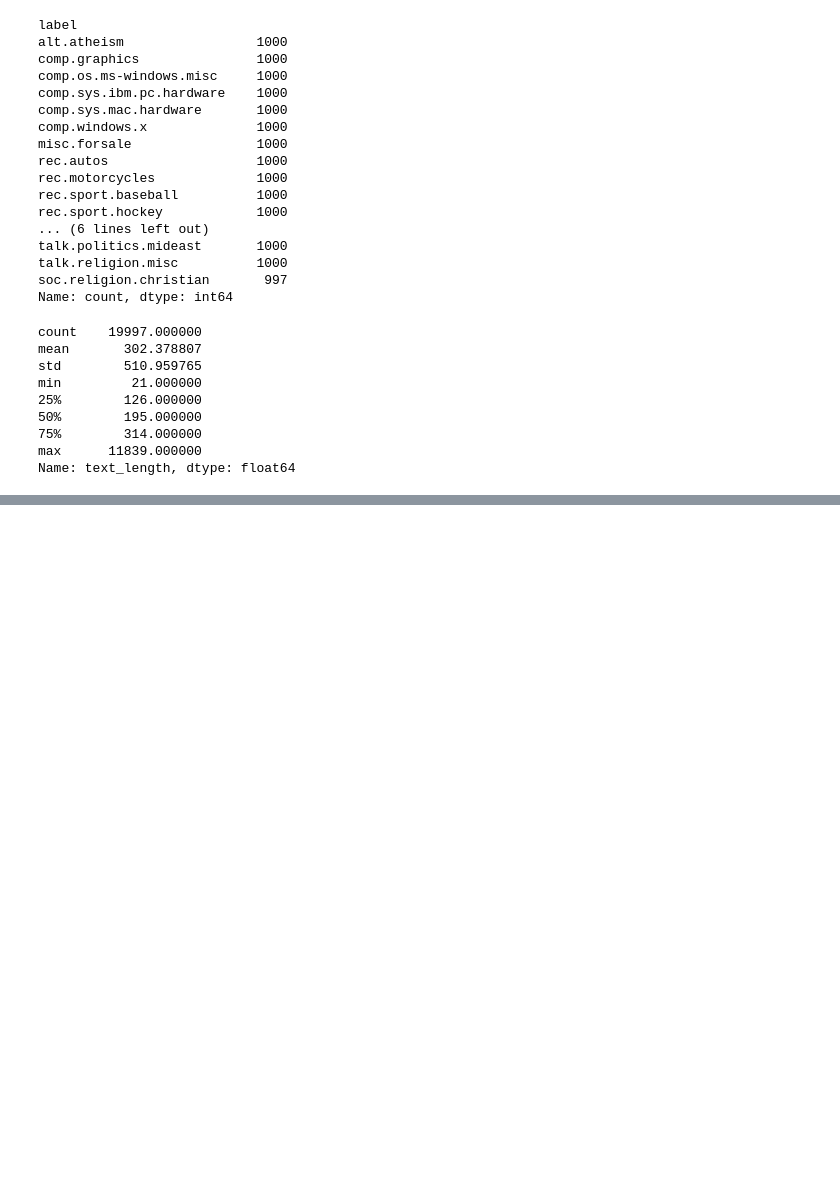
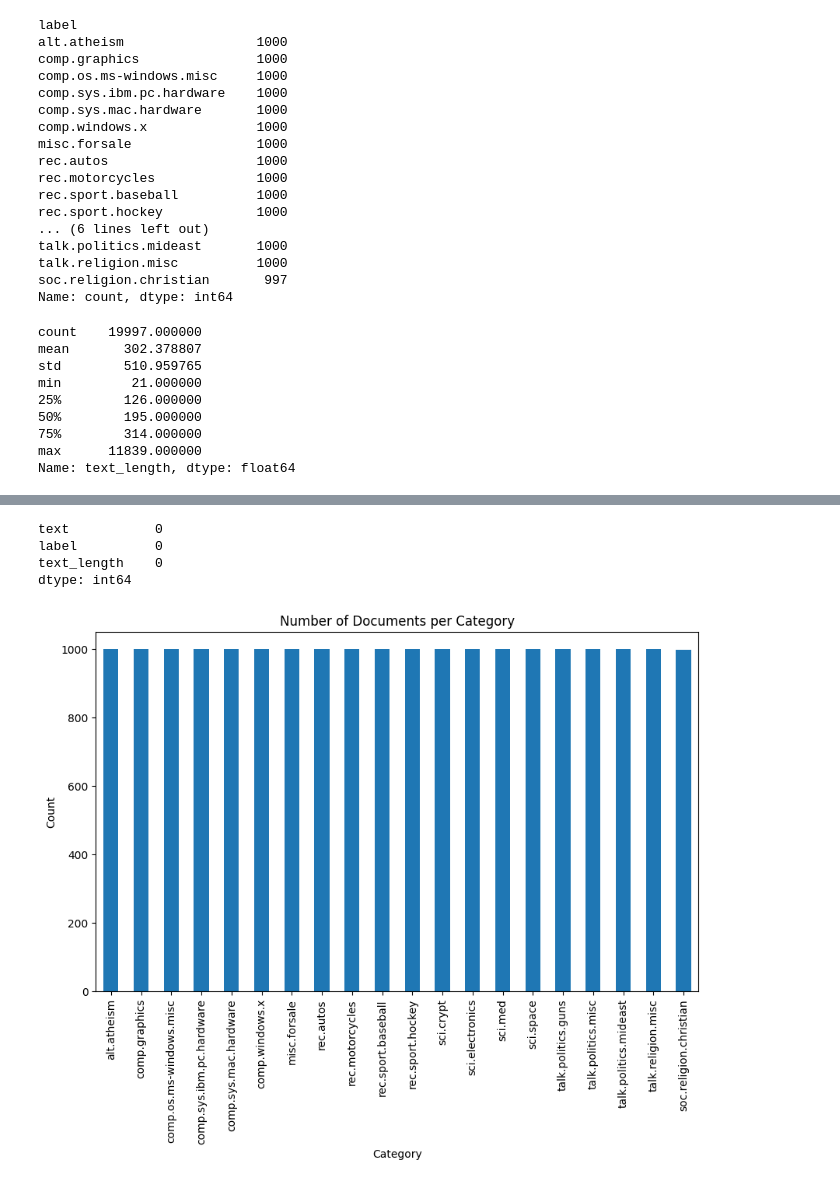
Before and after one commit to jien0404/20_NewsGroups_Project2, a Jupyter notebook: notebooks/1_EDA.ipynb, the cells around one changed output, grey strips where cells are left out. Cells and saved outputs as stored; diff of their text form; code cells hidden in the pictures; blank space fills up the shorter version.

```diff
--- a/notebooks/1_EDA.ipynb
+++ b/notebooks/1_EDA.ipynb
@@ -60,0 +74,19 @@ Name: text_length, dtype: float64
+# %%
+df.isnull().sum()
+# %% [output]
+text           0
+label          0
+text_length    0
+dtype: int64
+# %%
+import matplotlib.pyplot as plt
+
+label_counts = df['label'].value_counts()
+plt.figure(figsize=(10, 6))
+label_counts.plot(kind='bar')
+plt.title("Number of Documents per Category")
+plt.xlabel("Category")
+plt.ylabel("Count")
+plt.show()
+# %% [output]
+[figure, added]
```
Also changed, not shown: parts of 7 cells of this notebook, 3 other files.
